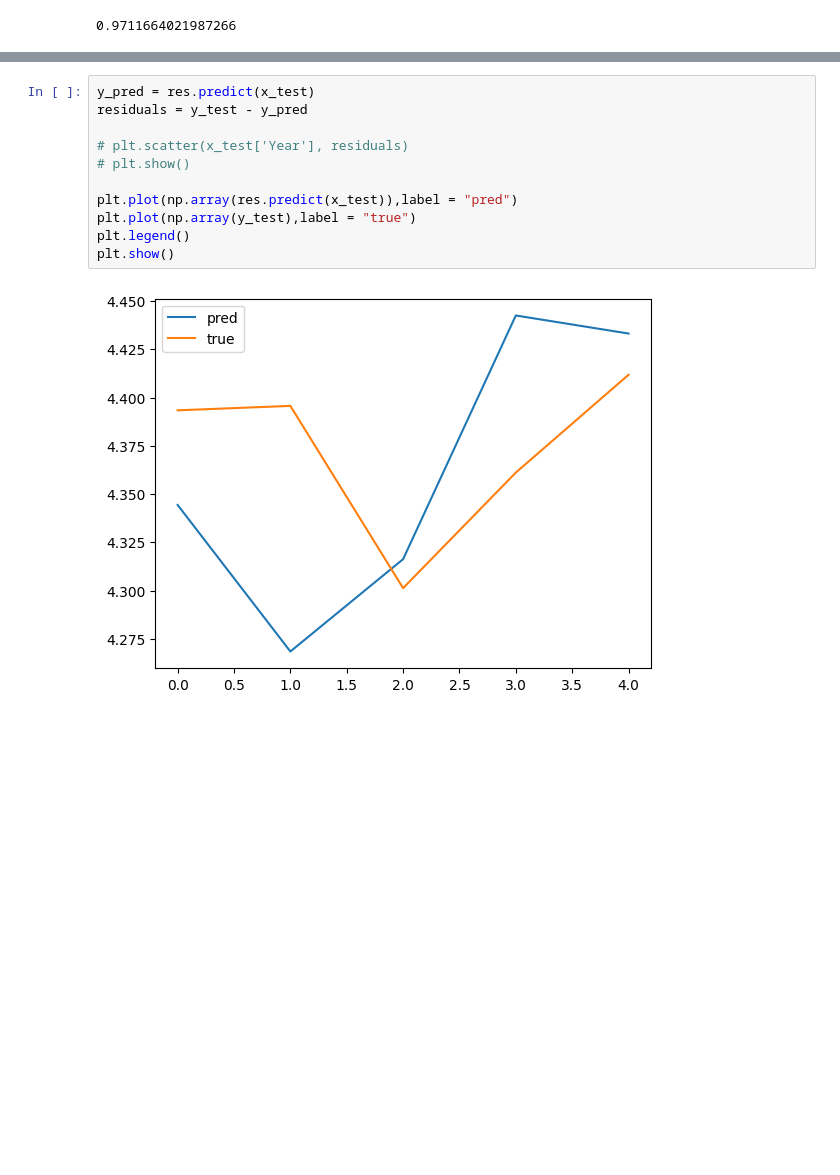
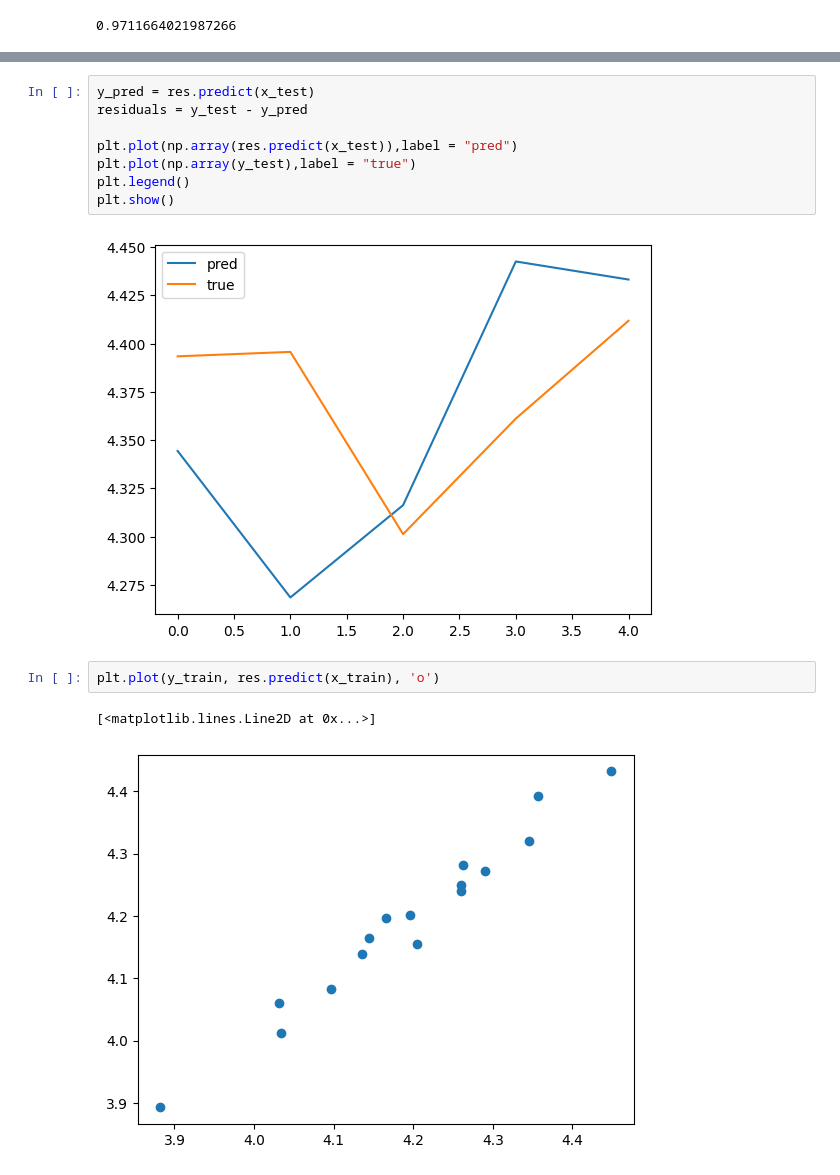
Before and after one commit to tommya98/2023FALL_Assignment, a Jupyter notebook: HW1/HW1_2.ipynb, the cells around one changed output, grey strips where cells are left out. Saved outputs shown, nothing was run; the diff lists cells and outputs as text; blank space fills up the shorter version.

```diff
--- a/HW1/HW1_2.ipynb
+++ b/HW1/HW1_2.ipynb
@@ -85,9 +92,6 @@ res.score(x_train, y_train)
 # %%
 y_pred = res.predict(x_test)
 residuals = y_test - y_pred
-
-# plt.scatter(x_test['Year'], residuals)
-# plt.show()
 
 plt.plot(np.array(res.predict(x_test)),label = "pred")
 plt.plot(np.array(y_test),label = "true")
@@ -95,3 +99,8 @@ plt.legend()
 plt.show()
 # %% [output]
 [figure]
+# %%
+plt.plot(y_train, res.predict(x_train), 'o')
+# %% [output]
+[<matplotlib.lines.Line2D at 0x...>]
+[figure, added]
```
Also changed, not shown: parts of 19 cells of this notebook.
